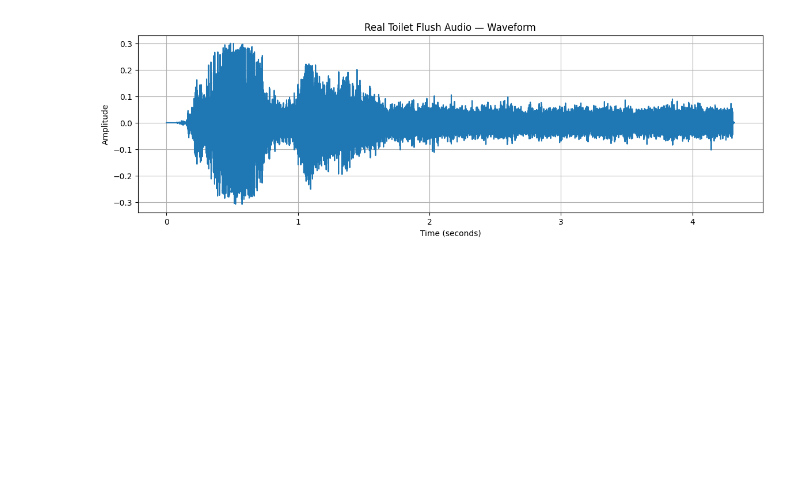
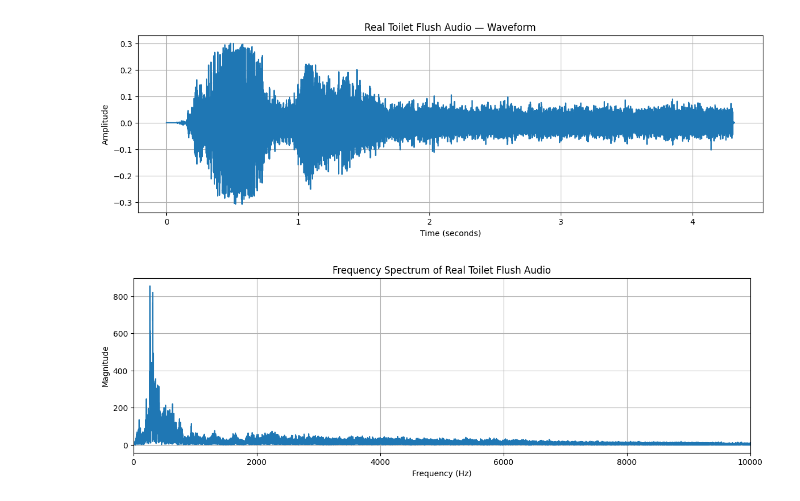
Before and after one commit to devika-na/flush-intelligence, a Jupyter notebook: flush_intelligence.ipynb, the cells around one changed output. Drawn from its saved outputs; the diff is of its cells as text; code cells hidden in the pictures; blank space fills up the shorter version.

Commit message:
Add audio analysis features

```diff
--- a/flush_intelligence.ipynb
+++ b/flush_intelligence.ipynb
@@ -64,3 +64,22 @@ plt.grid(True)
 plt.show()
 # %% [output]
 [figure]
+# %%
+import numpy as np
+import matplotlib.pyplot as plt
+
+# Calculate frequency spectrum
+spectrum = np.abs(np.fft.rfft(y))
+frequencies = np.fft.rfftfreq(len(y), 1/sr)
+
+# Plot
+plt.figure(figsize=(14, 4))
+plt.plot(frequencies, spectrum)
+plt.xlabel("Frequency (Hz)")
+plt.ylabel("Magnitude")
+plt.title("Frequency Spectrum of Real Toilet Flush Audio")
+plt.xlim(0, 10000)
+plt.grid(True)
+plt.show()
+# %% [output]
+[figure, added]
```
Also changed, not shown: parts of 2 cells of this notebook.
